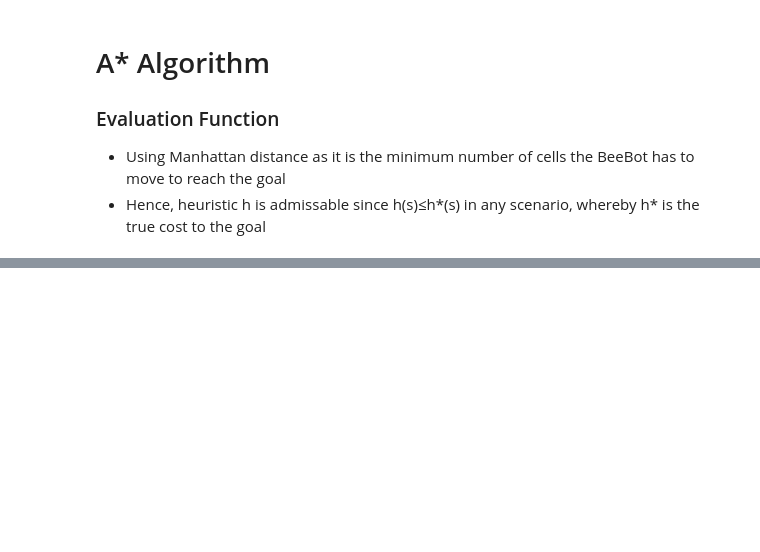
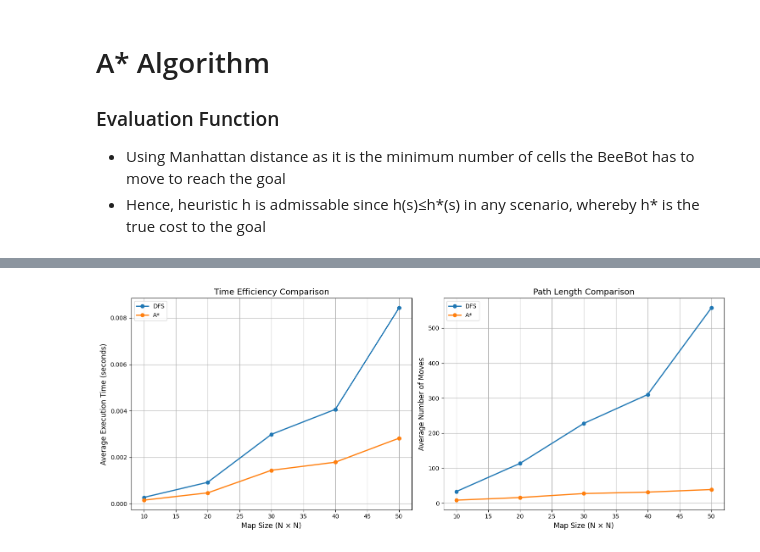
Before and after one commit to GuyHammy/BeeBot-DFS-vs-A-Star, a Jupyter notebook: BeeBot.ipynb, the cells around one changed output, grey strips where cells are left out. Cells and saved outputs as stored; diff of their text form; code cells hidden in the pictures; blank space fills up the shorter version.

Commit message:
Evaluated both algorithms against eachother and concluded with results

```diff
--- a/BeeBot.ipynb
+++ b/BeeBot.ipynb
@@ -444,0 +618,28 @@ Displaying Bee's Movement:
+# %%
+# Visualize results
+plt.figure(figsize=(15, 6))
+
+# Plot average execution time
+plt.subplot(1, 2, 1)
+plt.plot(sz, avg_time_dfs, marker='o', linewidth=2, label='DFS')
+plt.plot(sz, avg_time_a, marker='o', linewidth=2, label='A*')
+plt.xlabel('Map Size (N × N)', fontsize=12)
+plt.ylabel('Average Execution Time (seconds)', fontsize=12)
+plt.title('Time Efficiency Comparison', fontsize=14)
+plt.legend(fontsize=10)
+plt.grid(True)
+
+# Plot average number of moves
+plt.subplot(1, 2, 2)
+plt.plot(sz, avg_steps_dfs, marker='o', linewidth=2, label='DFS')
+plt.plot(sz, avg_steps_a, marker='o', linewidth=2, label='A*')
+plt.xlabel('Map Size (N × N)', fontsize=12)
+plt.ylabel('Average Number of Moves', fontsize=12)
+plt.title('Path Length Comparison', fontsize=14)
+plt.legend(fontsize=10)
+plt.grid(True)
+
+plt.tight_layout()
+plt.show()
+# %% [output]
+[figure, added]
```
Also changed, not shown: parts of 8 cells of this notebook.
